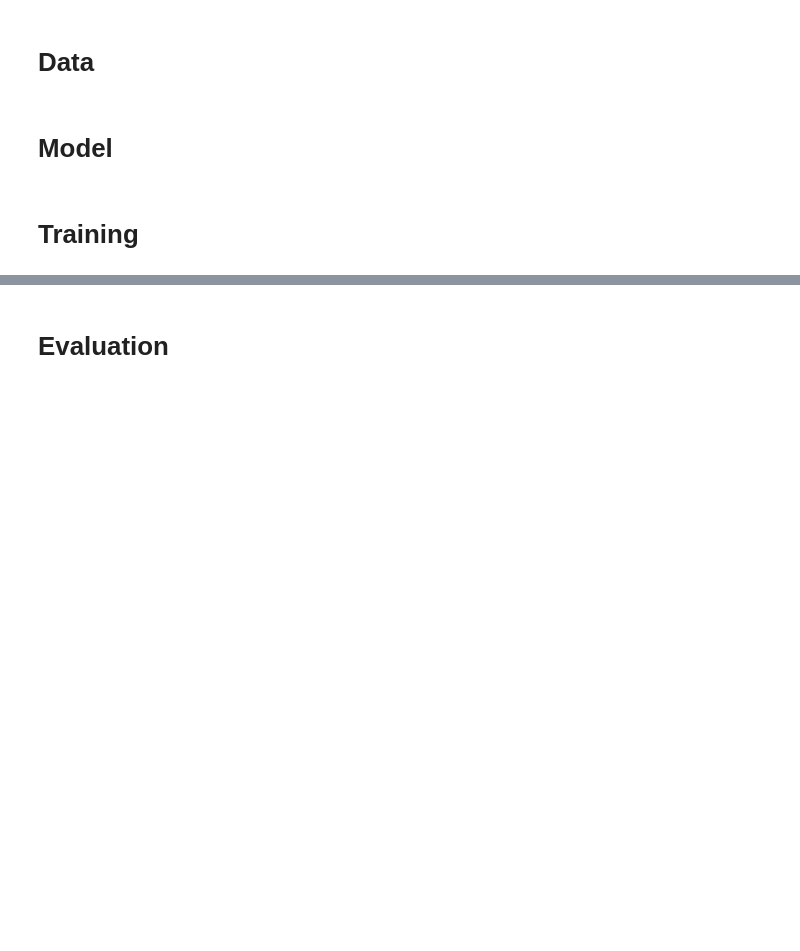
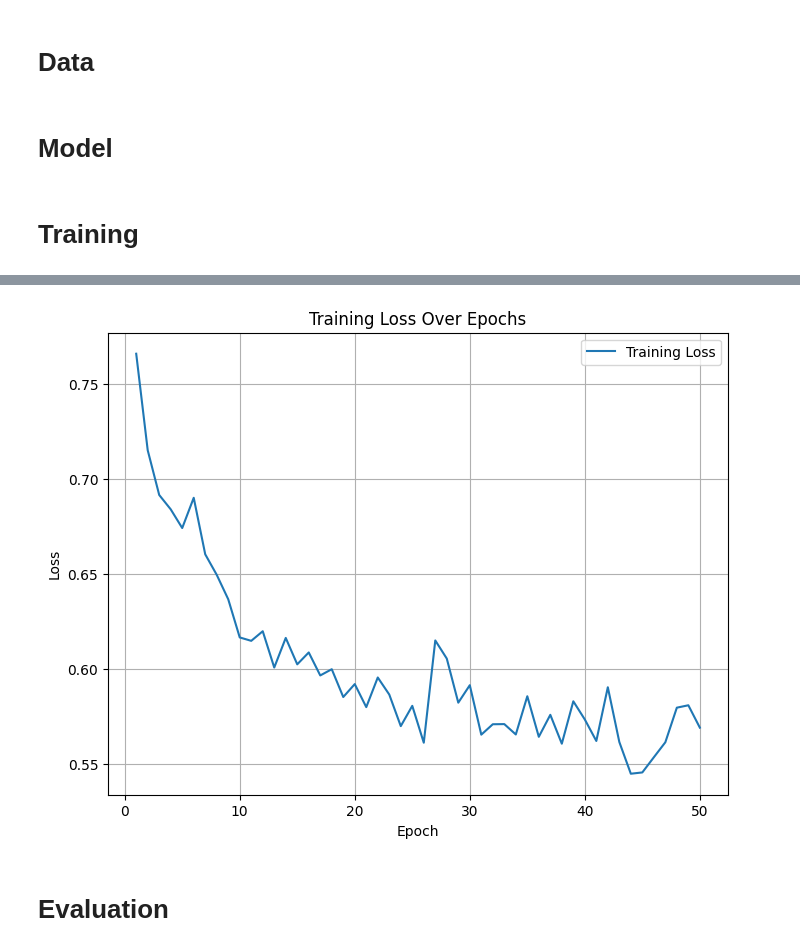
Before and after one commit to DontSlipOnDirt/breast-cancer-dss-prediction, a Jupyter notebook: transformer.ipynb, the cells around one changed output, grey strips where cells are left out. Cells and saved outputs as stored; diff of their text form; code cells hidden in the pictures; blank space fills up the shorter version.

```diff
--- a/transformer.ipynb
+++ b/transformer.ipynb
@@ -46,11 +47,7 @@ class CancerDataset(Dataset):
         return inputs, label
 
 # Define feature columns
-# all_columns = ['ESR1', 'PGR', 'ERBB2', 'MKI67', 'PLAU', 'ELAVL1', 'EGFR', 'BTRC', 'FBXO6', 'SHMT2', 'KRAS',
-#                'SRPK2', 'YWHAQ', 'PDHA1', 'EWSR1', 'ZDHHC17', 'ENO1', 'DBN1', 'PLK1', 'GSK3B', 'Age', 'Size',
-#                'Menopausal State', 'Radio Therapy', 'Chemotherapy', 'Hormone Therapy', 'Neoplasm Histologic Grade',
-#                'Cellularity', 'Surgery-breast conserving', 'Surgery-mastectomy']
-train_columns = train_data.columns
+train_columns = train_data.columns[0:30]
 label_column = "Label"
 
 # Create datasets and dataloaders
@@ -106,6 +103,8 @@ class UnifiedTransformerBinaryClassifier(nn.Module):
 # Define training loop
 def train_model(model, train_loader, epochs, optimizer, loss_fn, device):
     model.train()
+    loss_history = []
+
     for epoch in range(epochs):
         running_loss = 0.0
         for i, (inputs, labels) in enumerate(train_loader):
@@ -127,10 +126,23 @@ def train_model(model, train_loader, epochs, optimizer, loss_fn, device):
 
             running_loss += loss.item()
 
+        epoch_loss = running_loss / len(train_loader)
+        loss_history.append(epoch_loss)
+
         print(f"Epoch {epoch+1}/{epochs}, Loss: {running_loss / len(train_loader)}")
+
+    # Plot the loss
+    plt.figure(figsize=(8, 6))
+    plt.plot(range(1, epochs + 1), loss_history, label="Training Loss")
+    plt.xlabel("Epoch")
+    plt.ylabel("Loss")
+    plt.title("Training Loss Over Epochs")
+    plt.legend()
+    plt.grid(True)
+    plt.show()
 # %%
 # Define the model, optimizer, and loss function
-# torch.manual_seed(42)
+torch.manual_seed(42)
 device = torch.device("cuda" if torch.cuda.is_available() else "cpu")
 
 # Hyper parameters
@@ -145,6 +157,6 @@ optimizer = optim.Adam(model.parameters(), lr=0.001)
 loss_fn = nn.BCELoss()
 
 # Train the model
-epochs = 30
+epochs = 50
 train_model(model, train_loader, epochs, optimizer, loss_fn, device)
 # %% [output]
@@ -168,3 +180,4 @@ Epoch 30/30, Loss: 0.006346691120415926
+[figure, added]
 # %% [markdown]
 # Evaluation
 # %%
```
Also changed, not shown: parts of 4 cells of this notebook.
